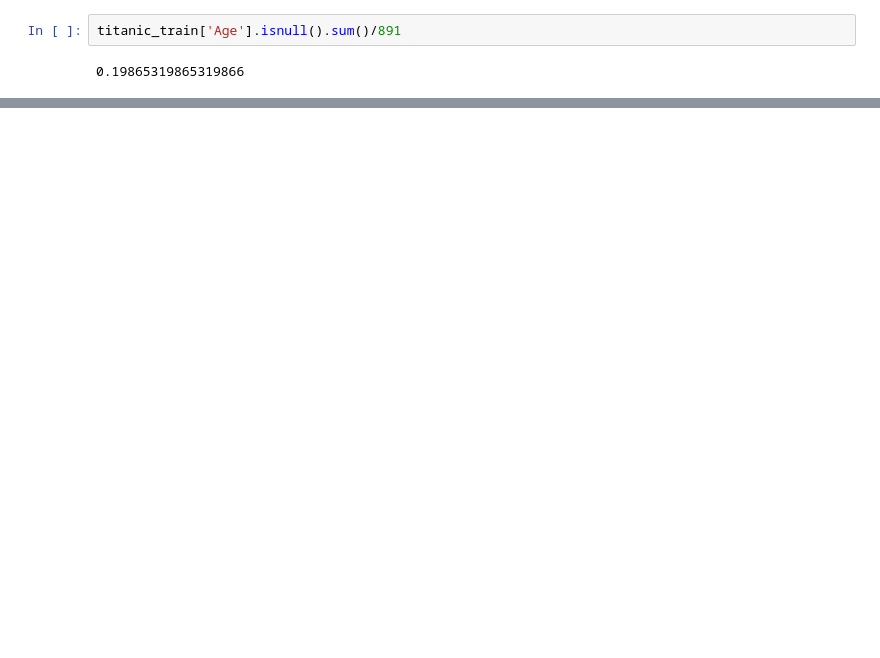
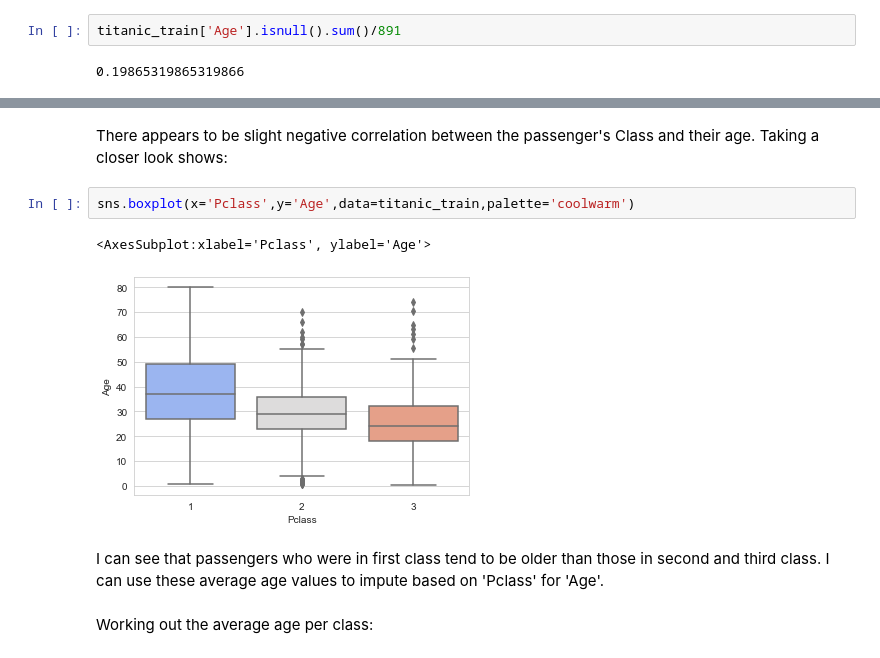
Before and after one commit to pritzp33/titanic_logistic_regression, a Jupyter notebook: Titanic - Logistic Regression.ipynb, the cells around one changed output, grey strips where cells are left out. Saved outputs shown, nothing was run; the diff lists cells and outputs as text; blank space fills up the shorter version.

```diff
--- a/Titanic - Logistic Regression.ipynb
+++ b/Titanic - Logistic Regression.ipynb
@@ -148,0 +163,11 @@ The calculation above shows that approximately 20% of the age data is missing fo
+# %% [markdown]
+There appears to be slight negative correlation between the passenger's Class and their age. Taking a closer look shows:
+# %%
+sns.boxplot(x='Pclass',y='Age',data=titanic_train,palette='coolwarm')
+# %% [output]
+<AxesSubplot:xlabel='Pclass', ylabel='Age'>
+[figure, added]
+# %% [markdown]
+I can see that passengers who were in first class tend to be older than those in second and third class. I can use these average age values to impute based on 'Pclass' for 'Age'.
+# %% [markdown]
+Working out the average age per class:
```
Also changed, not shown: parts of 34 cells of this notebook.
